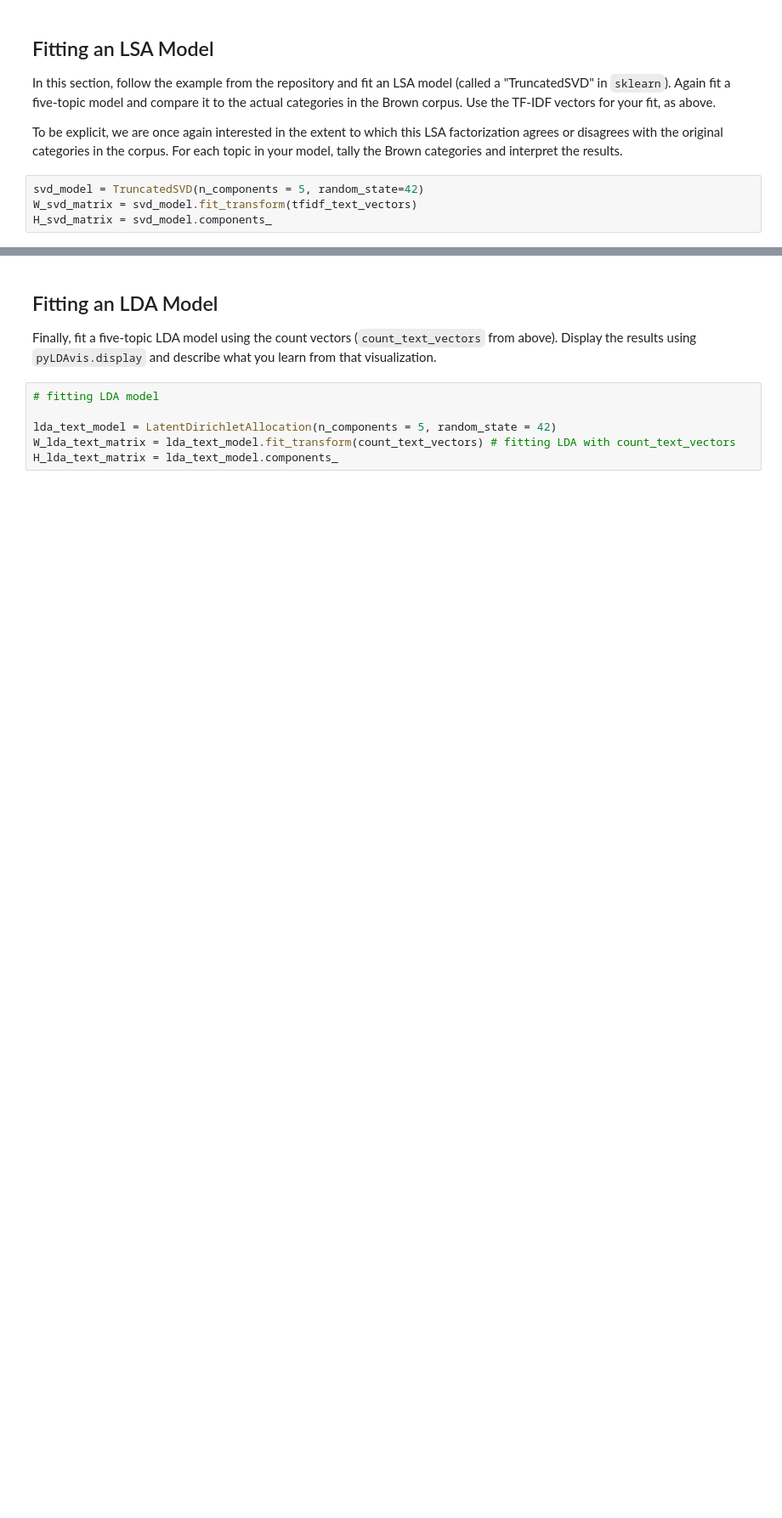
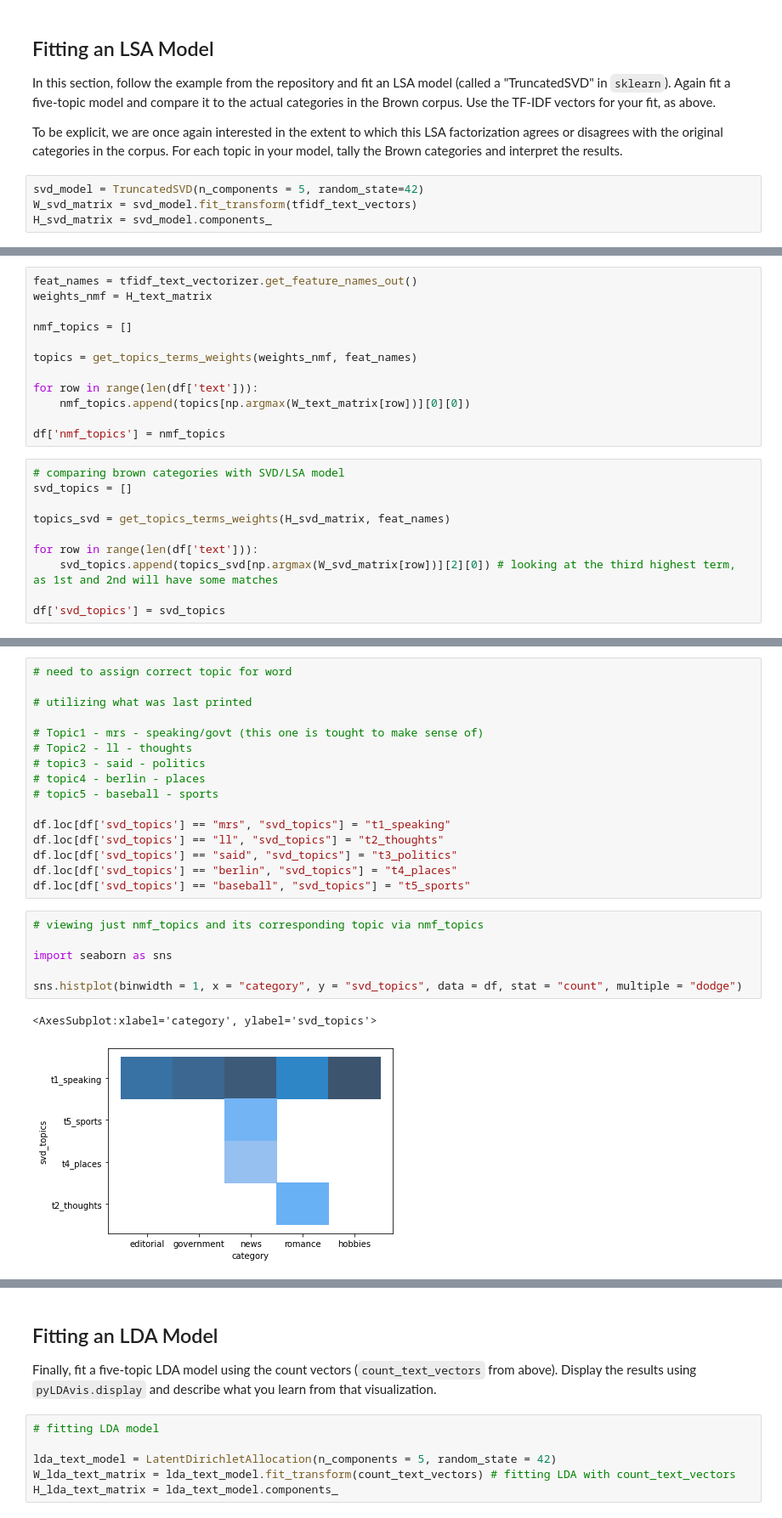
Before and after one commit to stephenkuc/ads509-topicmodeling, a Jupyter notebook: Topic Modeling.ipynb, the cells around one changed output, grey strips where cells are left out. Shown: that part at 85% size. Cells and saved outputs as stored; diff of their text form; blank space fills up the shorter version.

```diff
--- a/Topic Modeling.ipynb
+++ b/Topic Modeling.ipynb
@@ -356,0 +322,22 @@ Topic 01
+# %%
+feat_names = tfidf_text_vectorizer.get_feature_names_out()
+weights_nmf = H_text_matrix
+
+nmf_topics = []
+
+topics = get_topics_terms_weights(weights_nmf, feat_names)
+
+for row in range(len(df['text'])):
+    nmf_topics.append(topics[np.argmax(W_text_matrix[row])][0][0])
+
+df['nmf_topics'] = nmf_topics
+# %%
+# comparing brown categories with SVD/LSA model
+svd_topics = []
+
+topics_svd = get_topics_terms_weights(H_svd_matrix, feat_names)
+
+for row in range(len(df['text'])):
+    svd_topics.append(topics_svd[np.argmax(W_svd_matrix[row])][2][0]) # looking at the third highest term, as 1st and 2nd will have some matches
+
+df['svd_topics'] = svd_topics
@@ -357 +366,26 @@ Topic 01
+# %%
+# need to assign correct topic for word
+
+# utilizing what was last printed
+
+# Topic1 - mrs - speaking/govt (this one is tought to make sense of)
+# Topic2 - ll - thoughts
+# topic3 - said - politics
+# topic4 - berlin - places
+# topic5 - baseball - sports
+
+df.loc[df['svd_topics'] == "mrs", "svd_topics"] = "t1_speaking"
+df.loc[df['svd_topics'] == "ll", "svd_topics"] = "t2_thoughts"
+df.loc[df['svd_topics'] == "said", "svd_topics"] = "t3_politics"
+df.loc[df['svd_topics'] == "berlin", "svd_topics"] = "t4_places"
+df.loc[df['svd_topics'] == "baseball", "svd_topics"] = "t5_sports"
+# %%
+# viewing just nmf_topics and its corresponding topic via nmf_topics
+
+import seaborn as sns
+
+sns.histplot(binwidth = 1, x = "category", y = "svd_topics", data = df, stat = "count", multiple = "dodge")
+# %% [output]
+<AxesSubplot:xlabel='category', ylabel='svd_topics'>
+[figure, added]
 # %% [markdown]
```
Also changed, not shown: parts of 40 cells of this notebook.
